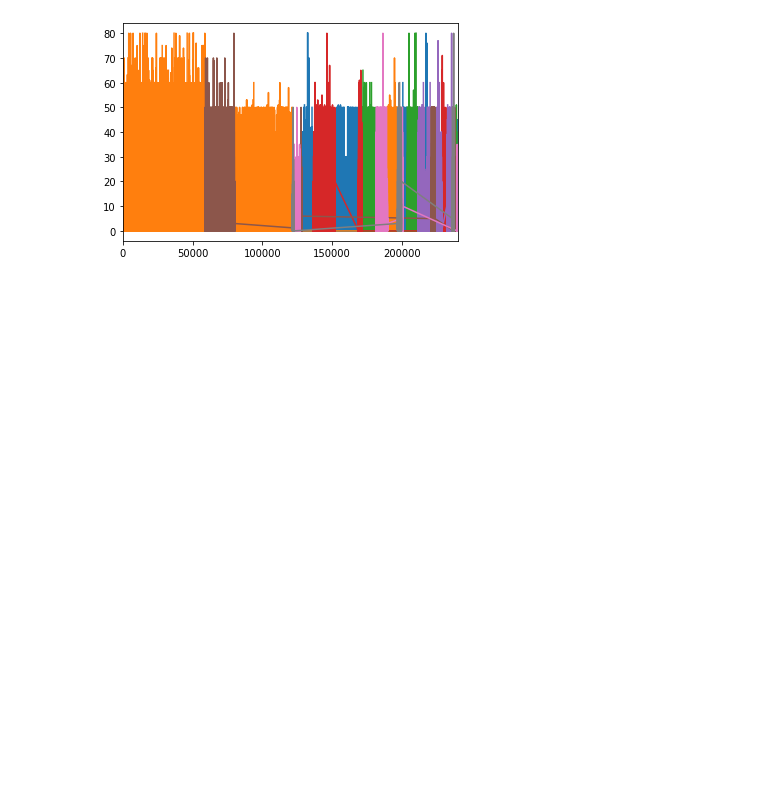
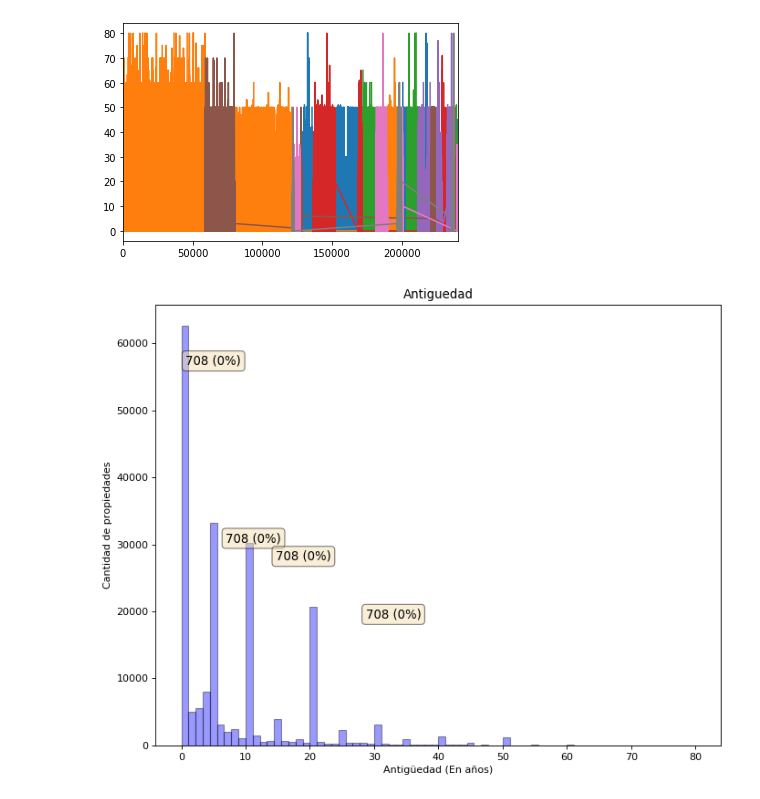
Before and after one commit to blukitas/groupby-banco-, a Jupyter notebook: Tp1/tp1Bertolini.ipynb, the cells around one changed output. Saved outputs shown, nothing was run; the diff lists cells and outputs as text; code cells hidden in the pictures; blank space fills up the shorter version.

```diff
--- a/Tp1/tp1Bertolini.ipynb
+++ b/Tp1/tp1Bertolini.ipynb
@@ -440,3 +553,47 @@ plt.show()
 plt.figure(figsize=(10,8), dpi= 80)
 sns.pairplot(df[['metroscubiertos', 'metrostotales', 'precio']], kind="reg", hue="precio")
 plt.show()
+# %%
+import matplotlib.pyplot as plt
+import seaborn as sns
+
+plt.figure(figsize=(10,8), dpi= 80)
+# # matplotlib histogram
+# plt.hist(df['antiguedad'], color = 'blue', edgecolor = 'black',
+#          bins = int(360/5))
+
+# seaborn histogram
+ax = sns.distplot(df['antiguedad'], hist=True, kde=False,
+             bins=int(360/5), color = 'blue',
+             hist_kws={'edgecolor':'black'})
+
+
+# Add labels
+plt.title('Antiguedad')
+plt.xlabel('Antigüedad (En años)')
+plt.ylabel('Cantidad de propiedades')
+
+antiguedad_prom = df.groupby('antiguedad').antiguedad.value_counts().quantile(q=0.95)
+# print(antiguedad_prom)
+rects = ax.patches
+
+# place a text box in upper left in axes coords
+# ax.text(0.05, 0.95, 'Pruebin', transform=ax.transAxes, fontsize=14,
+#         verticalalignment='top', bbox=props)
+i = 0
+for rect in rects:
+    if int(rect.get_height()) > antiguedad_prom:
+        height = rect.get_height()
+        props = dict(boxstyle='round', facecolor='wheat', alpha=0.5)
+        ax.text( 5 + rect.get_x() * 1.4 , height * 0.90, label,
+                bbox=props,
+                ha='center', va='bottom', fontsize=12, rotation=0)
+
+
+#          ax.text(rect.get_x() + (rect.get_width() * 5 / 4) , height + 5, label,
+#                  ha='center', va=--'bottom', fontsize=12, rotation=angle)#, rotation_mode='anchor' )
+    i += 1
+
+# df.antiguedad.plot(kind='hist', bind=5)
+# %% [output]
+[figure, added]
```
Also changed, not shown: parts of 10 cells of this notebook, 2 other files.
